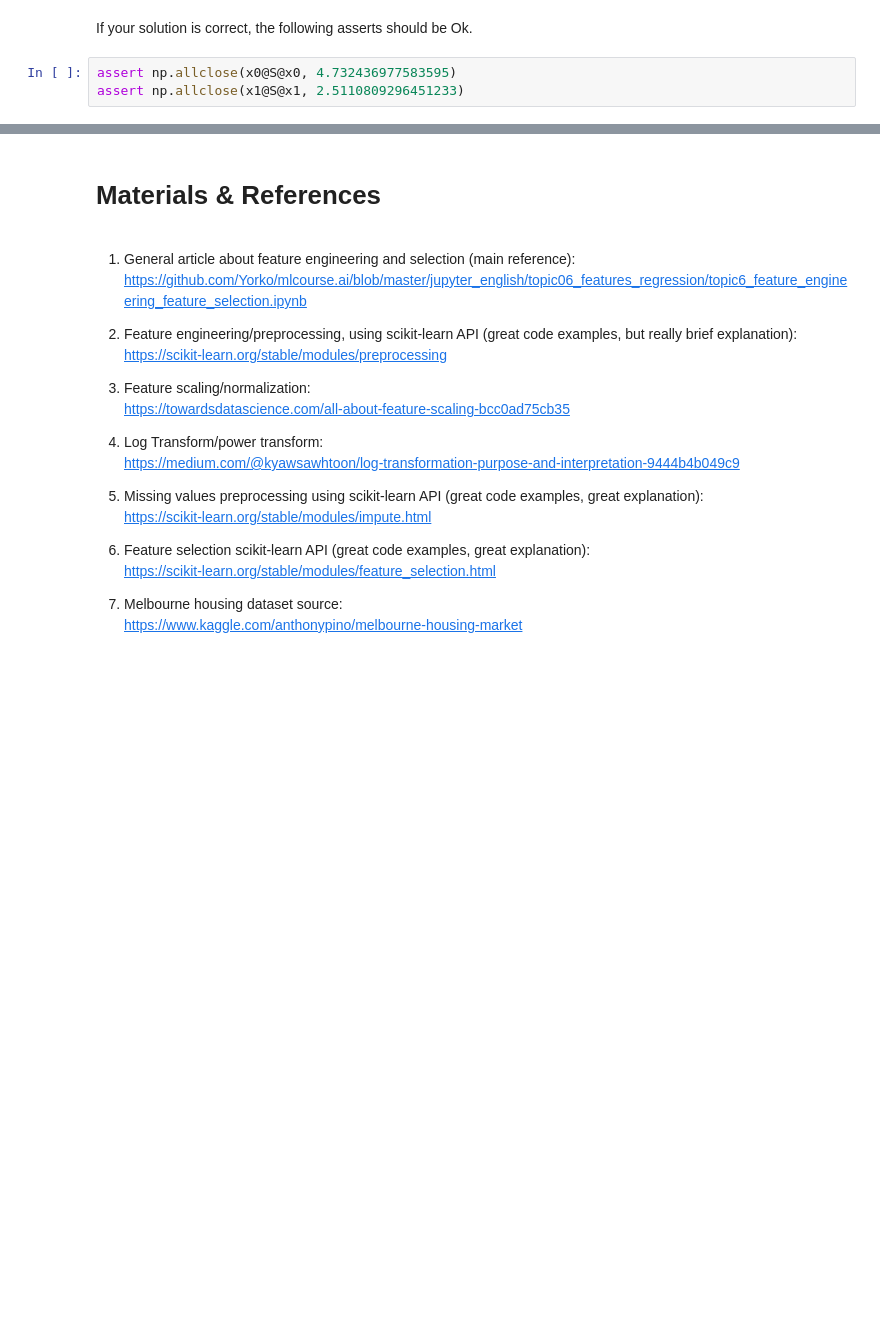
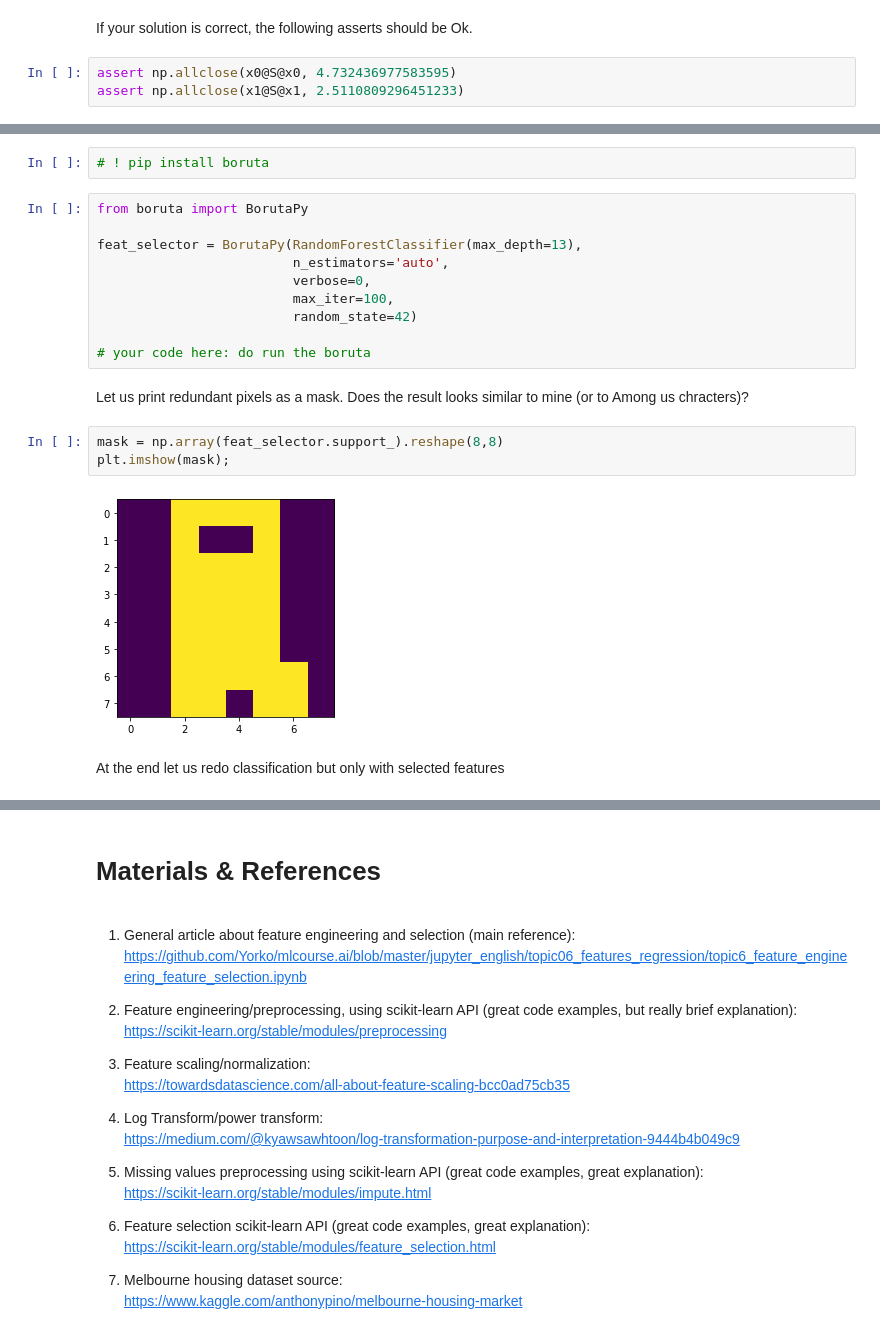
Before and after one commit to rolling-scopes-school/ml-intro, a Jupyter notebook: 4_feature_engineering_selection/feature_engineering_selection.ipynb, the cells around one changed output, grey strips where cells are left out. Cells and saved outputs as stored; diff of their text form; blank space fills up the shorter version.

```diff
--- a/4_feature_engineering_selection/feature_engineering_selection.ipynb
+++ b/4_feature_engineering_selection/feature_engineering_selection.ipynb
@@ -577,0 +617,21 @@ assert np.allclose(x1@S@x1, 2.5110809296451233)
+# %%
+# ! pip install boruta
+# %%
+from boruta import BorutaPy
+
+feat_selector = BorutaPy(RandomForestClassifier(max_depth=13),
+                         n_estimators='auto',
+                         verbose=0,
+                         max_iter=100,
+                         random_state=42)
+
+# your code here: do run the boruta
+# %% [markdown]
+Let us print redundant pixels as a mask. Does the result looks similar to mine (or to Among us chracters)?
+# %%
+mask = np.array(feat_selector.support_).reshape(8,8)
+plt.imshow(mask);
+# %% [output]
+[figure, added]
+# %% [markdown]
+At the end let us redo  classification but only with selected features
```
Also changed, not shown: parts of 16 cells of this notebook.
